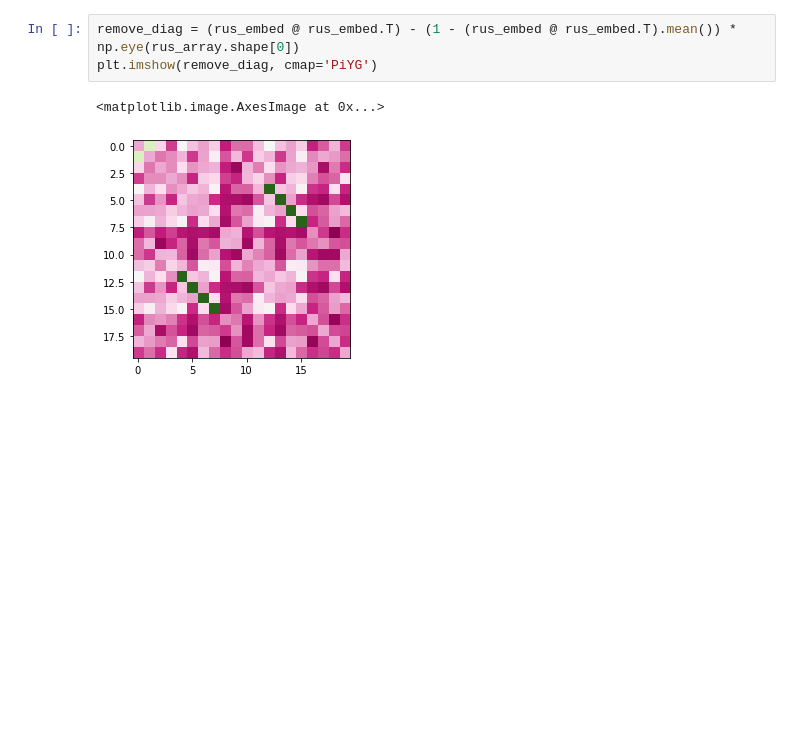
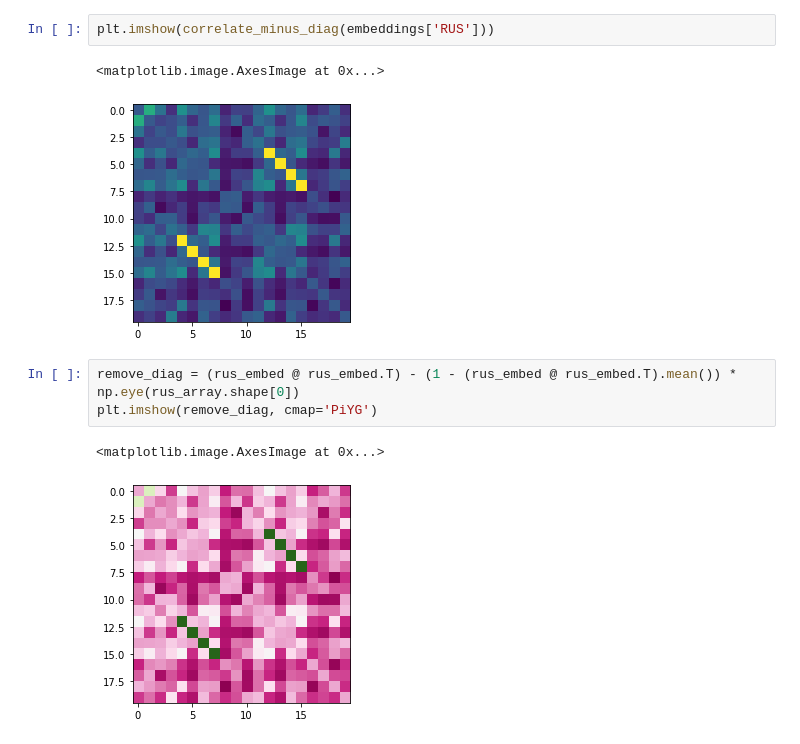
Before and after one commit to kebuhcah/openai-notebooks, a Jupyter notebook: anthem-embeddings.ipynb, the cells around one changed output. Cells and saved outputs as stored; diff of their text form; blank space fills up the shorter version.

```diff
--- a/anthem-embeddings.ipynb
+++ b/anthem-embeddings.ipynb
@@ -44,3 +52,8 @@ plt.imshow((rus_embed @ rus_embed.T), cmap='PiYG')
+# %%
+plt.imshow(correlate_minus_diag(embeddings['RUS']))
+# %% [output]
+<matplotlib.image.AxesImage at 0x...>
+[figure, added]
 # %%
 remove_diag = (rus_embed @ rus_embed.T) - (1 - (rus_embed @ rus_embed.T).mean()) * np.eye(rus_array.shape[0])
 plt.imshow(remove_diag, cmap='PiYG')
```
Also changed, not shown: parts of 4 cells of this notebook, 4 other files.
